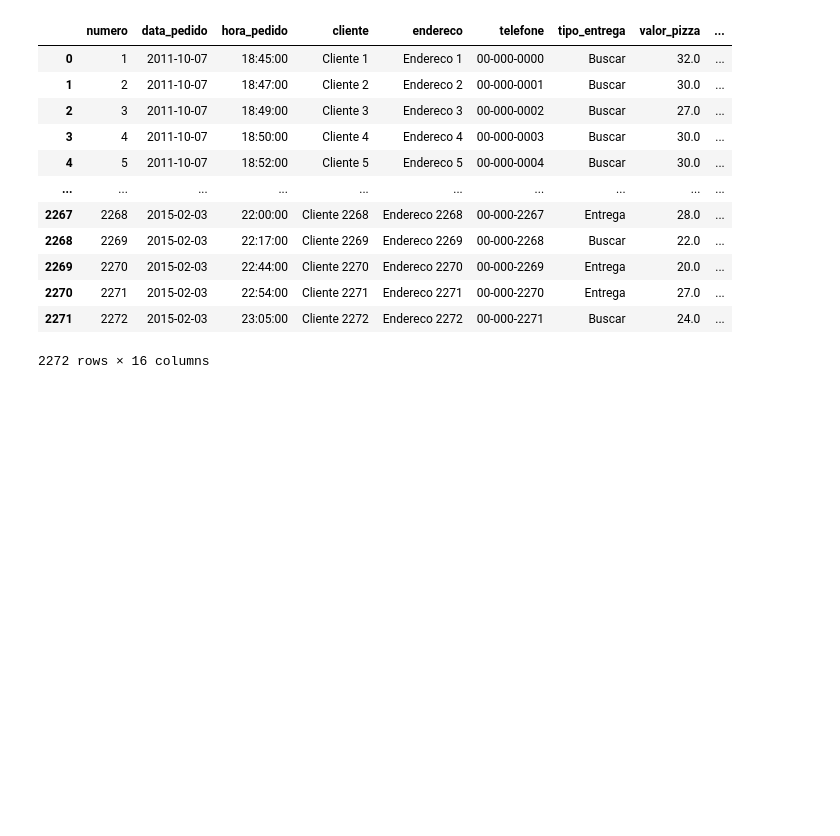
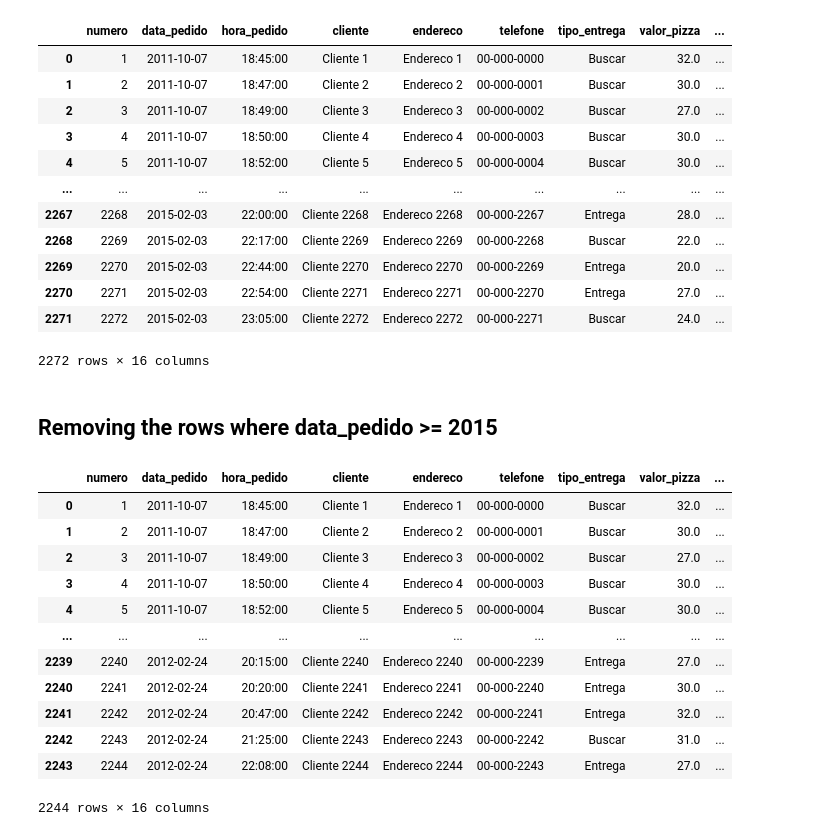
Before and after one commit to victor-s-santos/discovering-association-rules, a Jupyter notebook: 02-pizzeria/preprocessing.ipynb, the cells around one changed output. Cells and saved outputs as stored; diff of their text form; code cells hidden in the pictures; blank space fills up the shorter version.

Commit message:
Removing the rows where data_pedido >= 2015

```diff
--- a/02-pizzeria/preprocessing.ipynb
+++ b/02-pizzeria/preprocessing.ipynb
@@ -166,3 +166,26 @@ df
 | 2270 | 2271 | 2015-02-03 | 22:54:00 | Cliente 2271 | Endereco 2271 | 00-000-2270 | Entrega | 27.0 | ... |
 | 2271 | 2272 | 2015-02-03 | 23:05:00 | Cliente 2272 | Endereco 2272 | 00-000-2271 | Buscar | 24.0 | ... |
 2272 rows × 16 columns
+# %% [markdown]
+## Removing the rows where data_pedido >= 2015
+# %%
+#dropping rows by index df.drop([0, 1])
+for index, row in df.iterrows():
+    if int(row['data_pedido'][0:4]) >= 2015:
+        df.drop(index, inplace=True)
+# %%
+df
+# %% [output]
+|  | numero | data_pedido | hora_pedido | cliente | endereco | telefone | tipo_entrega | valor_pizza | ... |
+| 0 | 1 | 2011-10-07 | 18:45:00 | Cliente 1 | Endereco 1 | 00-000-0000 | Buscar | 32.0 | ... |
+| 1 | 2 | 2011-10-07 | 18:47:00 | Cliente 2 | Endereco 2 | 00-000-0001 | Buscar | 30.0 | ... |
+| 2 | 3 | 2011-10-07 | 18:49:00 | Cliente 3 | Endereco 3 | 00-000-0002 | Buscar | 27.0 | ... |
+| 3 | 4 | 2011-10-07 | 18:50:00 | Cliente 4 | Endereco 4 | 00-000-0003 | Buscar | 30.0 | ... |
+| 4 | 5 | 2011-10-07 | 18:52:00 | Cliente 5 | Endereco 5 | 00-000-0004 | Buscar | 30.0 | ... |
+| ... | ... | ... | ... | ... | ... | ... | ... | ... | ... |
+| 2239 | 2240 | 2012-02-24 | 20:15:00 | Cliente 2240 | Endereco 2240 | 00-000-2239 | Entrega | 27.0 | ... |
+| 2240 | 2241 | 2012-02-24 | 20:20:00 | Cliente 2241 | Endereco 2241 | 00-000-2240 | Entrega | 30.0 | ... |
+| 2241 | 2242 | 2012-02-24 | 20:47:00 | Cliente 2242 | Endereco 2242 | 00-000-2241 | Entrega | 32.0 | ... |
+| 2242 | 2243 | 2012-02-24 | 21:25:00 | Cliente 2243 | Endereco 2243 | 00-000-2242 | Buscar | 31.0 | ... |
+| 2243 | 2244 | 2012-02-24 | 22:08:00 | Cliente 2244 | Endereco 2244 | 00-000-2243 | Entrega | 27.0 | ... |
+2244 rows × 16 columns
```
